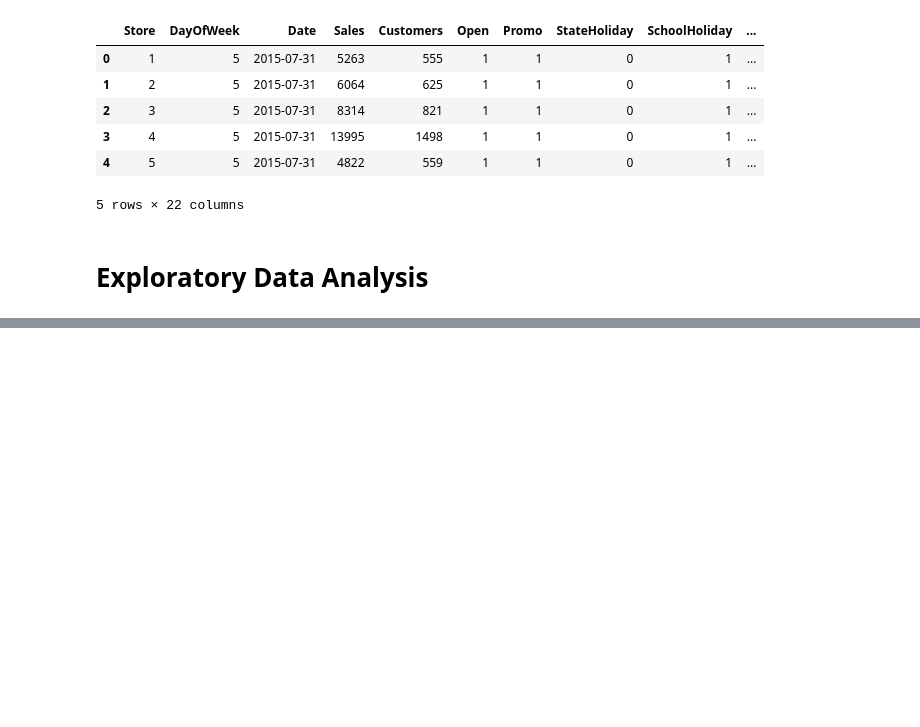
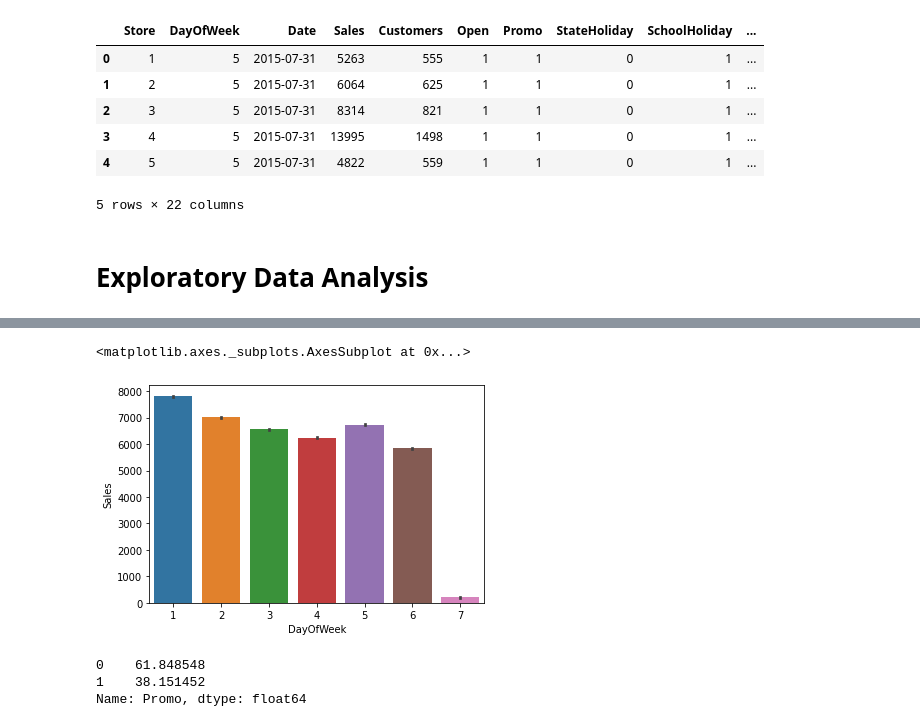
Before and after one commit to krishna9734/Rossmann-Sales-Prediction, a Jupyter notebook: Rossmann_Sales_Prediction_Capstone_Project.ipynb, the cells around one changed output, grey strips where cells are left out. Cells and saved outputs as stored; diff of their text form; code cells hidden in the pictures; blank space fills up the shorter version.

```diff
--- a/Rossmann_Sales_Prediction_Capstone_Project.ipynb
+++ b/Rossmann_Sales_Prediction_Capstone_Project.ipynb
@@ -242,0 +252,13 @@ merged_df.head()
+# %%
+# Relationship between Day of week and sales
+sns.barplot(x='DayOfWeek',y='Sales', data=merged_df)
+# %% [output]
+<matplotlib.axes._subplots.AxesSubplot at 0x...>
+[figure, added]
+# %%
+# percentages of stores either running with promo or without promo
+100*merged_df.Promo.value_counts()/len(merged_df.Promo)
+# %% [output]
+0    61.848548
+1    38.151452
+Name: Promo, dtype: float64
```
Also changed, not shown: parts of 13 cells of this notebook.
